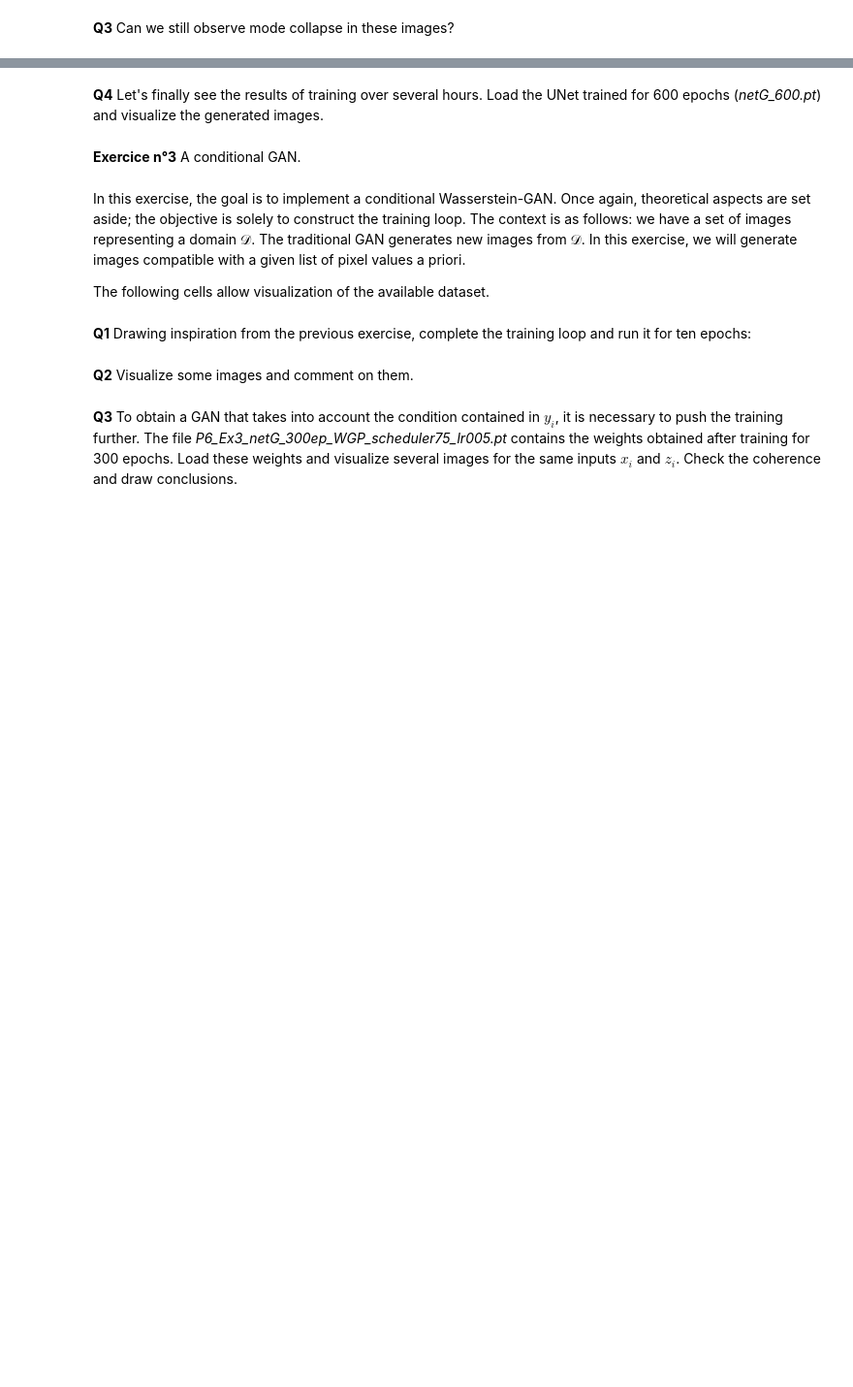
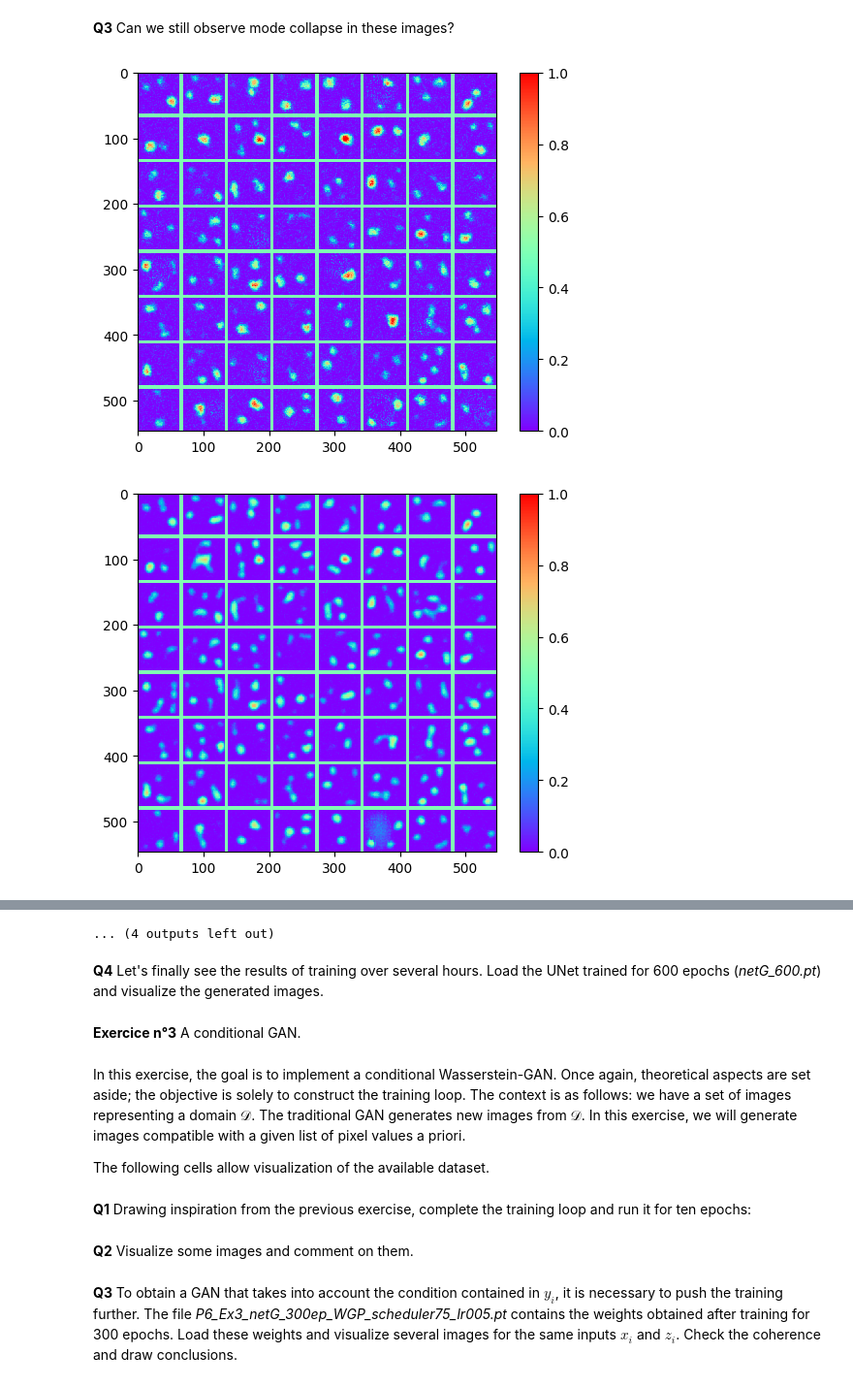
Before and after one commit to emiledevos/ML_S5_etudiants, a Jupyter notebook: practicals/P6/P6_instructions.ipynb, the cells around one changed output, grey strips where cells are left out. Shown at 97% size. Drawn from its saved outputs; the diff is of its cells as text; code cells hidden in the pictures; blank space fills up the shorter version.

```diff
--- a/practicals/P6/P6_instructions.ipynb
+++ b/practicals/P6/P6_instructions.ipynb
@@ -74,3 +83,6 @@ ceci est un test
+# %%
+n_channels, n_classes,size = 1, 1, 16
+netG = UNet(n_channels, n_classes, size).cuda()
 # %% [markdown]
 **Q2** The Discriminator class is used to encode the discriminator. Instantiate it and use the *weight_init* function to initialize the network's weights. What type of network do you obtain in this way?
 # %%
@@ -445,0 +498,7 @@ for epoch in range(num_epochs):
+# %%
+for k,img in enumerate(img_list):
+  plt.figure(k)
+  voir_batch2D(img_list[k], 8, fig1, k=0, min_scale=0,max_scale=1)
+# %% [output]
+[figure, added]
+[figure, added]
@@ -446,3 +515,4 @@ for epoch in range(num_epochs):
+... (4 outputs left out)
 # %% [markdown]
 **Q4** Let's finally see the results of training over several hours. Load the UNet trained for 600 epochs (*netG_600.pt*) and visualize the generated images.
 # %%
```
Also changed, not shown: parts of 9 cells of this notebook.
